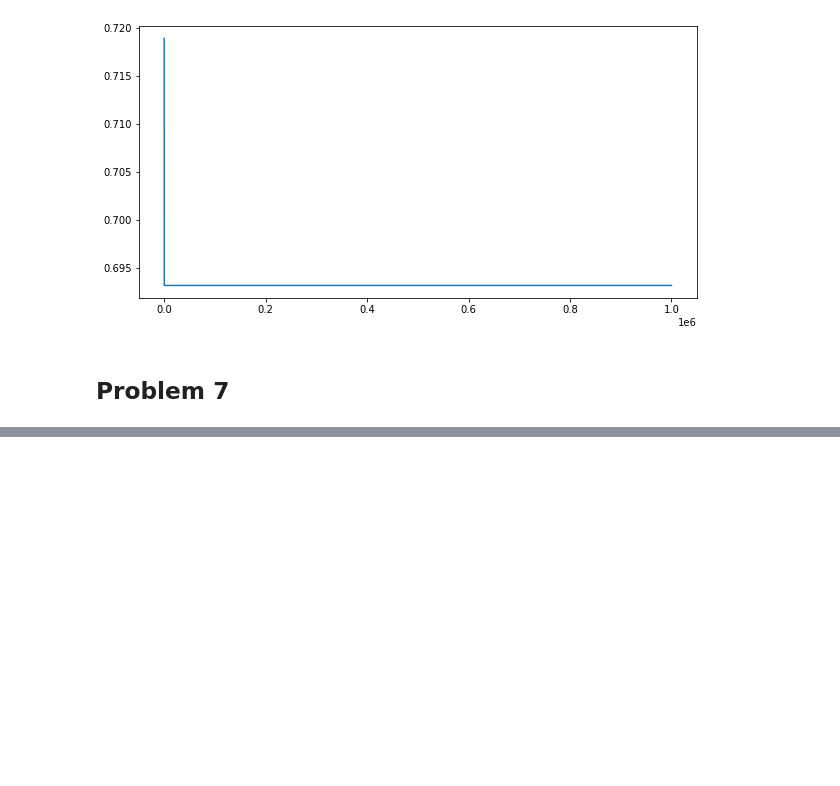
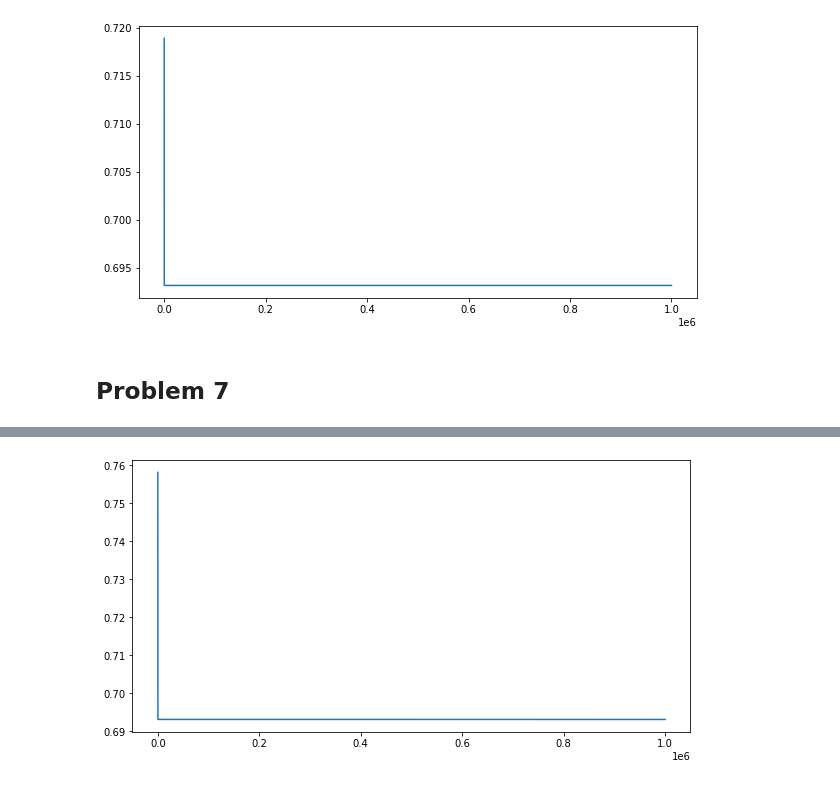
Before and after one commit to Kamil2601/University, a Jupyter notebook: Studia_magisterskie/Semestr_3/Neural_Networks/Assignments/Assignment1.ipynb, the cells around one changed output, grey strips where cells are left out. Cells and saved outputs as stored; diff of their text form; code cells hidden in the pictures; blank space fills up the shorter version.

```diff
--- a/Studia_magisterskie/Semestr_3/Neural_Networks/Assignments/Assignment1.ipynb
+++ b/Studia_magisterskie/Semestr_3/Neural_Networks/Assignments/Assignment1.ipynb
@@ -720,0 +832,8 @@ after 995000 steps      loss=0.6931472709197736
+# %%
+layers = [5] * 5
+net = RandomBackwardNet(3, layers)
+predictions, loss, losses = gradient_descent_2(net, X3, Y3, alpha=0.3, iterations=1000000, debug=True)
+plt.figure(figsize=(10,5))
+plt.plot(losses)
+plt.show()
+# %% [output]
@@ -720,0 +857 @@ after 995000 steps      loss=0.6931472709197736
+[figure, added]
```
Also changed, not shown: parts of 7 cells of this notebook.
